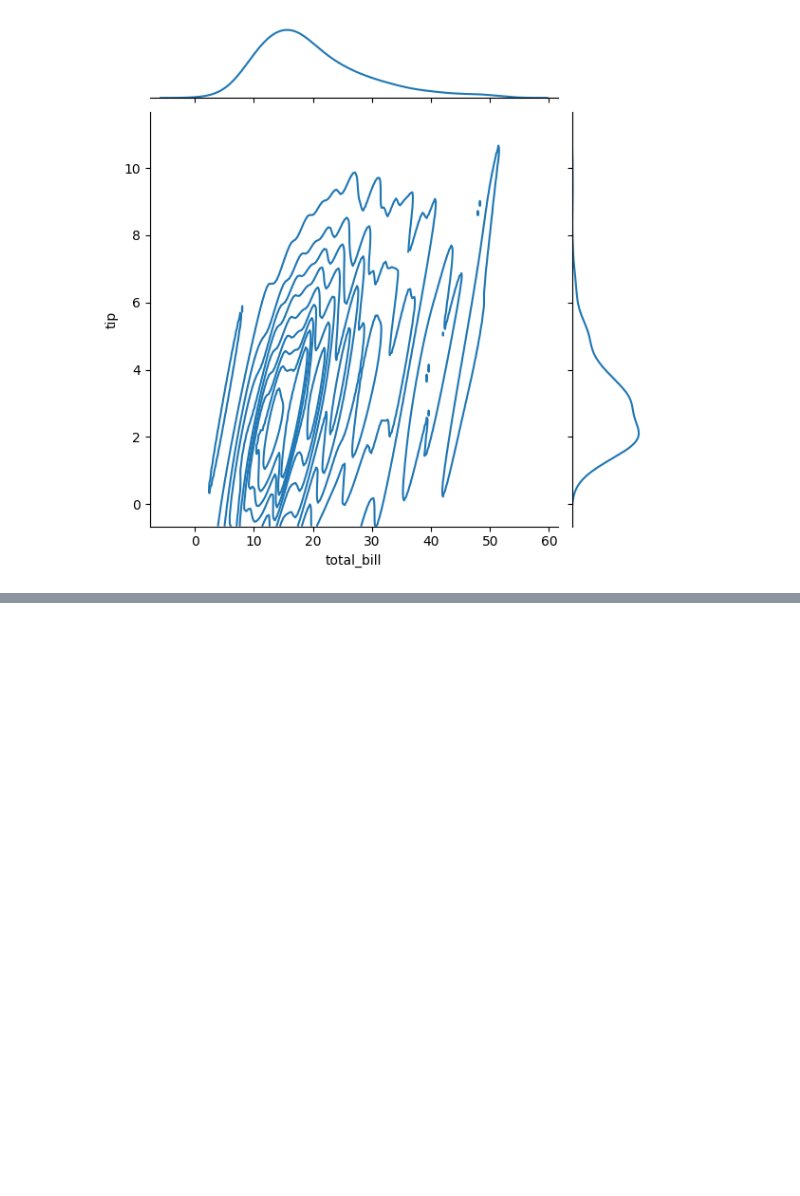
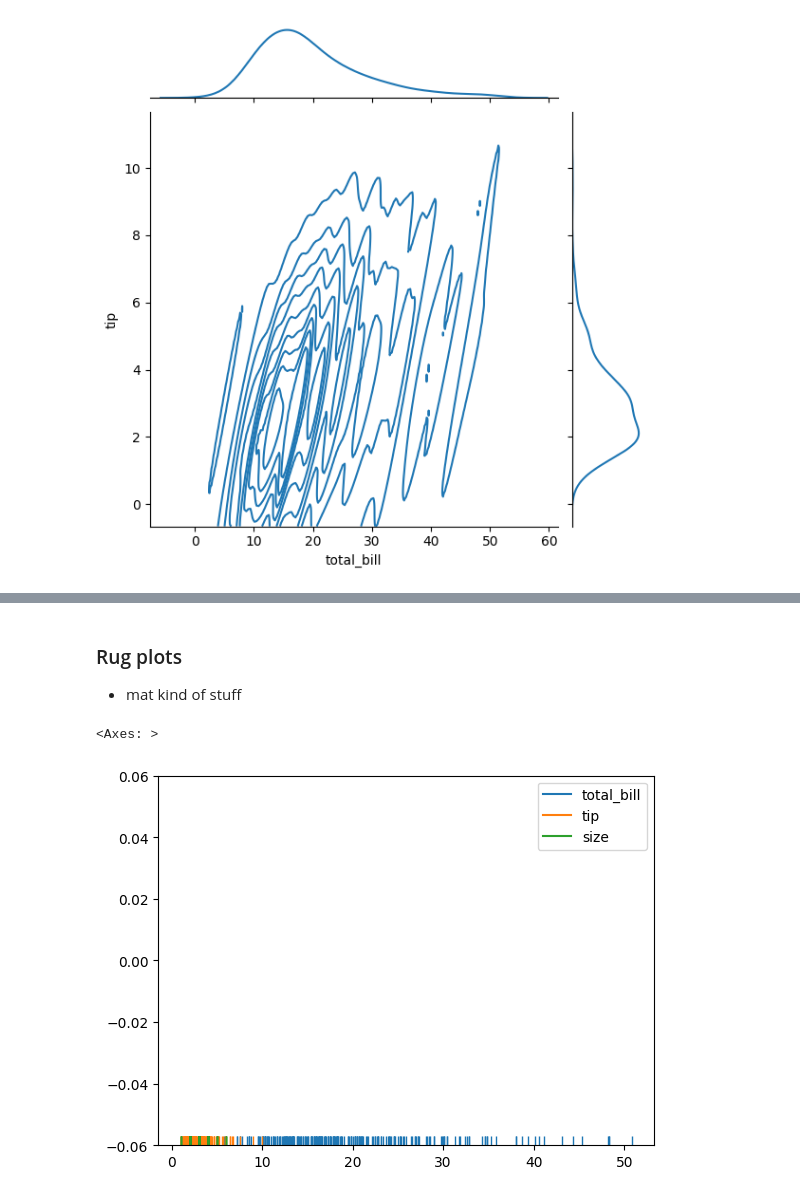
Before and after one commit to shubhamsinha21/symmetrical-dollop, a Jupyter notebook: matplotlib and searborn/DistributionPlot.ipynb, the cells around one changed output, grey strips where cells are left out. Saved outputs shown, nothing was run; the diff lists cells and outputs as text; code cells hidden in the pictures; blank space fills up the shorter version.

```diff
--- a/matplotlib and searborn/DistributionPlot.ipynb
+++ b/matplotlib and searborn/DistributionPlot.ipynb
@@ -69,0 +80,8 @@ sns.jointplot(x='total_bill', y ='tip', data = df, kind= "kde")
+# %% [markdown]
+### Rug plots
+- mat kind of stuff
+# %%
+sns.rugplot(df)
+# %% [output]
+<Axes: >
+[figure, added]
```
Also changed, not shown: parts of 3 cells of this notebook.
